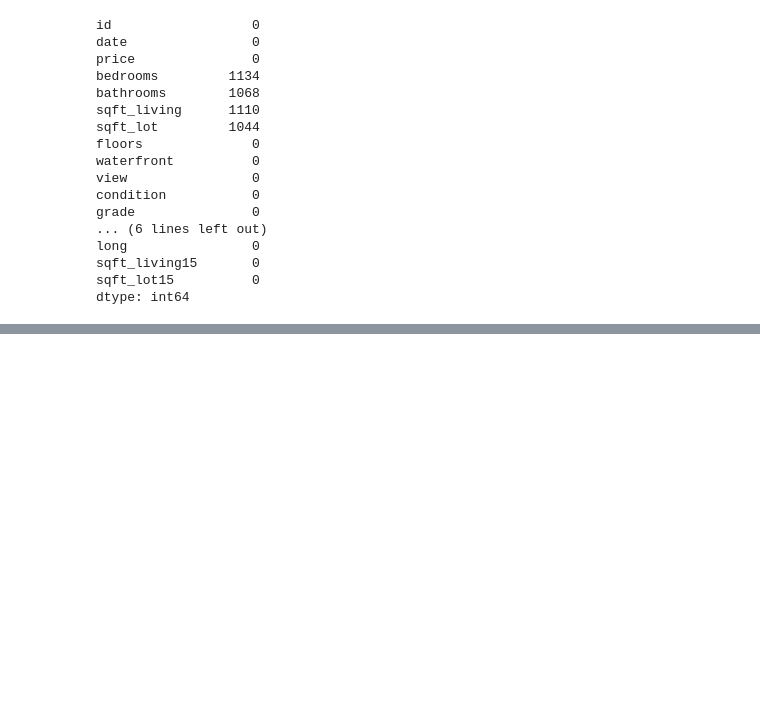
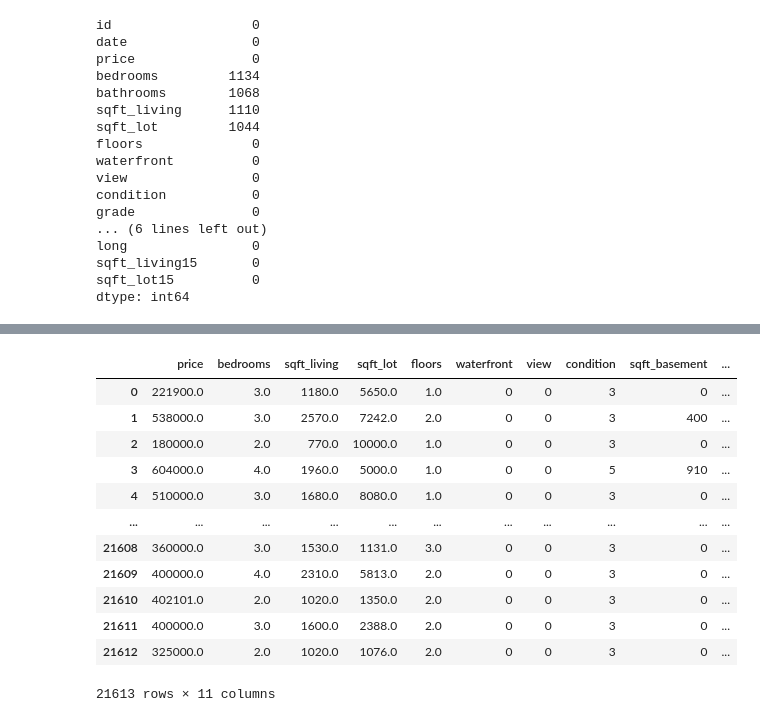
Before and after one commit to celdev-1190/ads500b, a Jupyter notebook: house_sales_regression.ipynb, the cells around one changed output, grey strips where cells are left out. Saved outputs shown, nothing was run; the diff lists cells and outputs as text; code cells hidden in the pictures; blank space fills up the shorter version.

```diff
--- a/house_sales_regression.ipynb
+++ b/house_sales_regression.ipynb
@@ -112,0 +205,17 @@ dtype: int64
+# %%
+sales2 = sales1.drop(['bathrooms', 'grade', 'sqft_above', 'lat', 'long', 'id', 'date', 'zipcode'], axis=1)
+sales2
+# %% [output]
+|  | price | bedrooms | sqft_living | sqft_lot | floors | waterfront | view | condition | sqft_basement | ... |
+| 0 | 221900.0 | 3.0 | 1180.0 | 5650.0 | 1.0 | 0 | 0 | 3 | 0 | ... |
+| 1 | 538000.0 | 3.0 | 2570.0 | 7242.0 | 2.0 | 0 | 0 | 3 | 400 | ... |
+| 2 | 180000.0 | 2.0 | 770.0 | 10000.0 | 1.0 | 0 | 0 | 3 | 0 | ... |
+| 3 | 604000.0 | 4.0 | 1960.0 | 5000.0 | 1.0 | 0 | 0 | 5 | 910 | ... |
+| 4 | 510000.0 | 3.0 | 1680.0 | 8080.0 | 1.0 | 0 | 0 | 3 | 0 | ... |
+| ... | ... | ... | ... | ... | ... | ... | ... | ... | ... | ... |
+| 21608 | 360000.0 | 3.0 | 1530.0 | 1131.0 | 3.0 | 0 | 0 | 3 | 0 | ... |
+| 21609 | 400000.0 | 4.0 | 2310.0 | 5813.0 | 2.0 | 0 | 0 | 3 | 0 | ... |
+| 21610 | 402101.0 | 2.0 | 1020.0 | 1350.0 | 2.0 | 0 | 0 | 3 | 0 | ... |
+| 21611 | 400000.0 | 3.0 | 1600.0 | 2388.0 | 2.0 | 0 | 0 | 3 | 0 | ... |
+| 21612 | 325000.0 | 2.0 | 1020.0 | 1076.0 | 2.0 | 0 | 0 | 3 | 0 | ... |
+21613 rows × 11 columns
```
Also changed, not shown: parts of 21 cells of this notebook.
